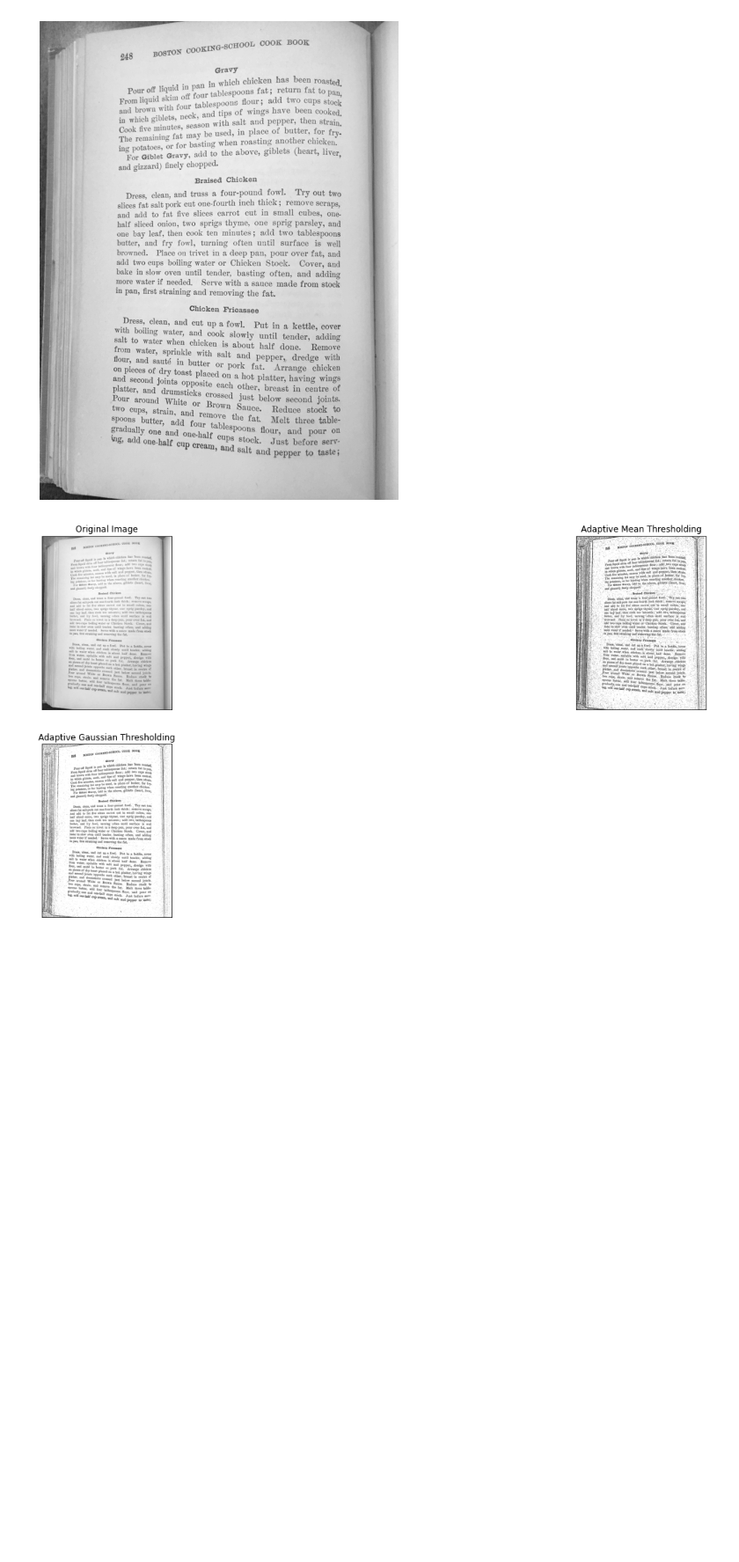
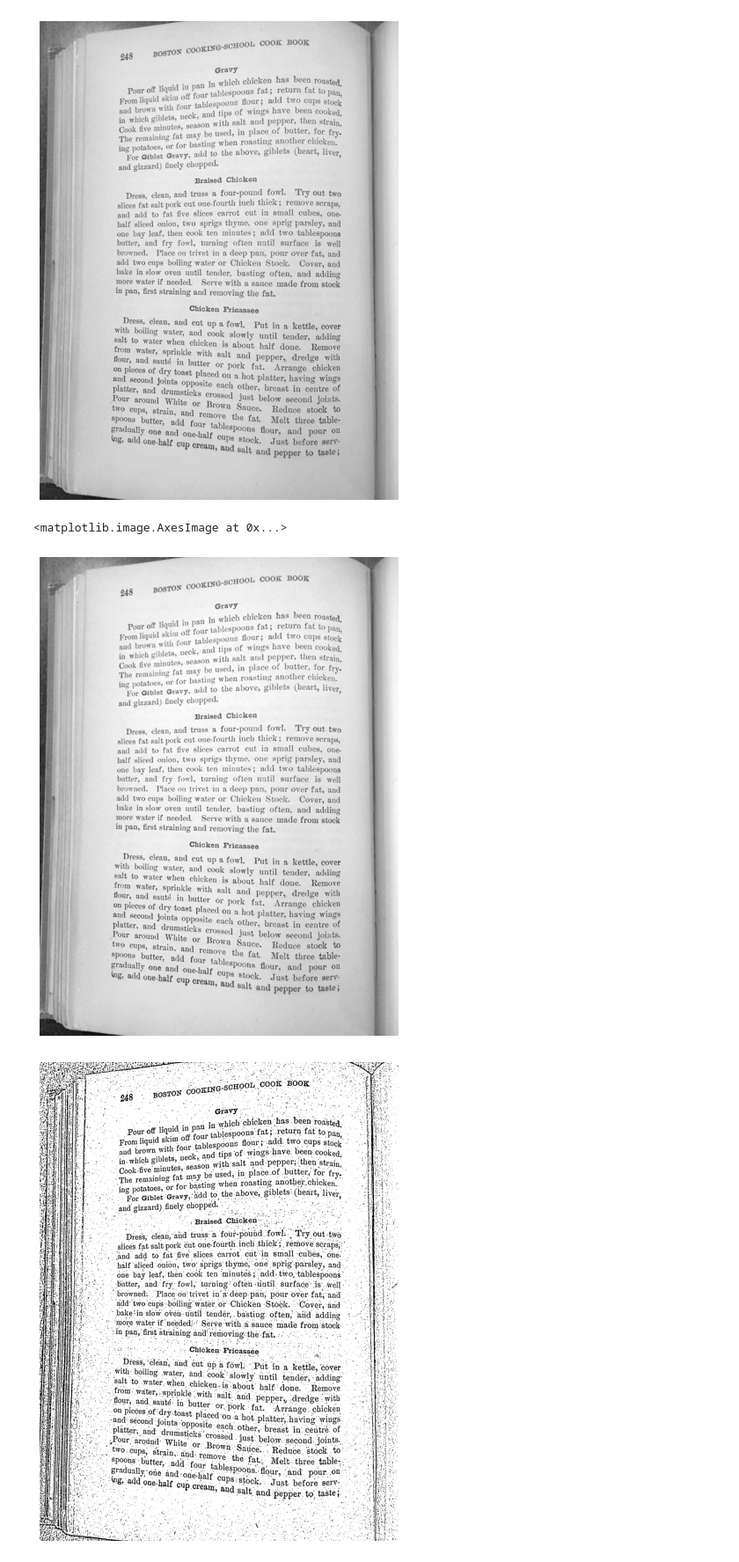
Before and after one commit to HavvaEb/Deep-learning_Exercise, a Jupyter notebook: 6.deep_learning/2.computer_vision/1.preprocessing/2.Advanced_operations.ipynb, the cells around one changed output. Shown at 88% size. Cells and saved outputs as stored; diff of their text form; code cells hidden in the pictures; blank space fills up the shorter version.

```diff
--- a/6.deep_learning/2.computer_vision/1.preprocessing/2.Advanced_operations.ipynb
+++ b/6.deep_learning/2.computer_vision/1.preprocessing/2.Advanced_operations.ipynb
@@ -72,22 +64,32 @@ plt.show()
 # %%
 # Clean the image now!
 
 import cv2 as cv
 import numpy as np
 from matplotlib import pyplot as plt
+
 img = cv.imread('assets/book_original.jpg',0)
 img = cv.medianBlur(img,5)
+
 #ret,th1 = cv.threshold(img,127,255,cv.THRESH_BINARY)
 th2 = cv.adaptiveThreshold(img,255,cv.ADAPTIVE_THRESH_MEAN_C,\
-            cv.THRESH_BINARY,15,2)#'Global Thresholding (v = 127)'
+            cv.THRESH_BINARY,11,2)#'Global Thresholding (v = 127)'
 th3 = cv.adaptiveThreshold(img,255,cv.ADAPTIVE_THRESH_GAUSSIAN_C,\
-            cv.THRESH_BINARY,15,2)
+            cv.THRESH_BINARY,11,2)
 titles = ['Original Image','Adaptive Mean Thresholding', 'Adaptive Gaussian Thresholding']
 images = [img,th2, th3]
-for i in range(3):
-    plt.subplot(2,2,i+1),plt.imshow(images[i],'gray')
-    plt.title(titles[i])
-    plt.xticks([]),plt.yticks([])
-plt.show()
+plt.figure()
+plt.axis('off')
+plt.imshow(img,'gray')
+
+plt.figure()
+plt.axis('off')
+plt.imshow(th2,'gray')
+
+plt.figure()
+plt.axis('off')
+plt.imshow(th3,'gray')
 # %% [output]
+<matplotlib.image.AxesImage at 0x...>
-[figure, old version]
+[figure, new version]
+[figure, added]
```
Also changed, not shown: parts of 3 cells of this notebook.
